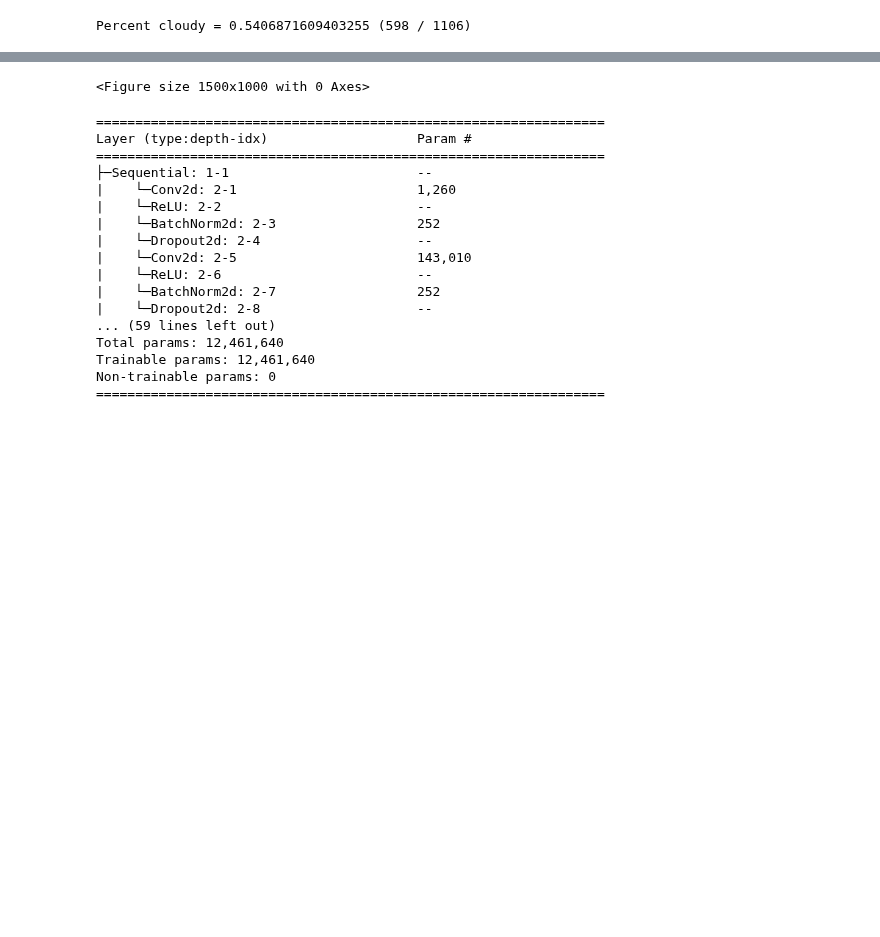
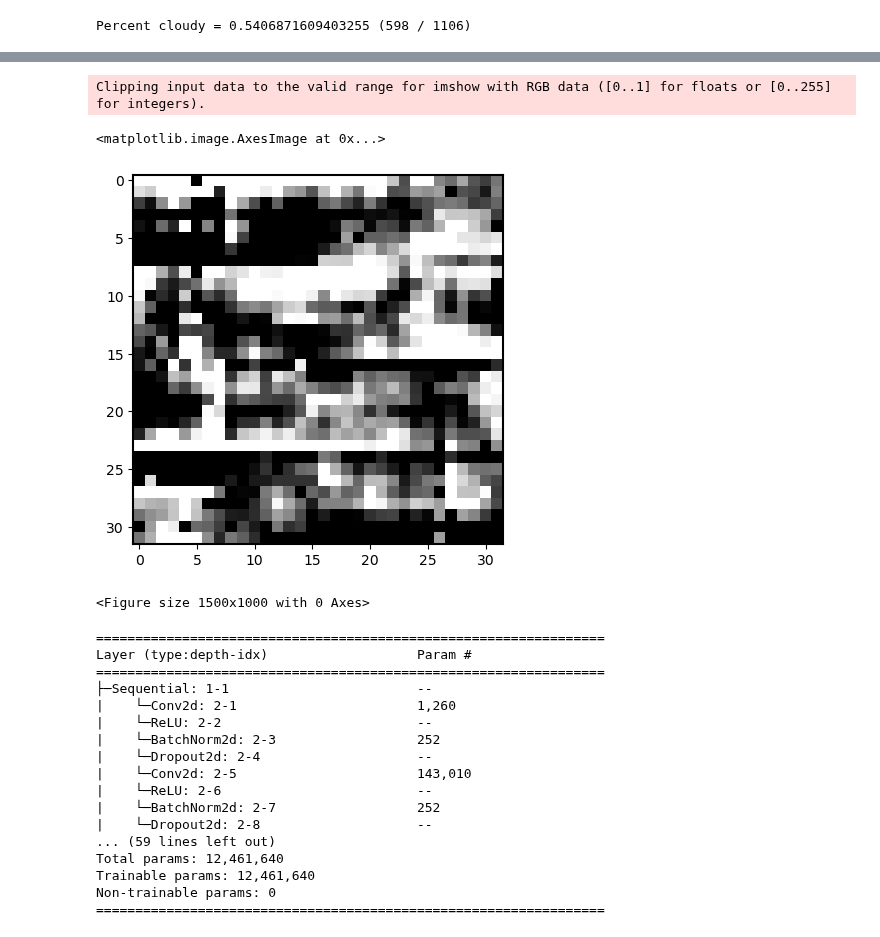
Before and after one commit to panoseti/panoseti, a Jupyter notebook: cloud-detection/model_training/cloud_detection_model.ipynb, the cells around one changed output, grey strips where cells are left out. Drawn from its saved outputs; the diff is of its cells as text; code cells hidden in the pictures; blank space fills up the shorter version.

```diff
--- a/cloud-detection/model_training/cloud_detection_model.ipynb
+++ b/cloud-detection/model_training/cloud_detection_model.ipynb
@@ -95,3 +120,10 @@ Clipping input data to the valid range for imshow with RGB data ([0..1] for floa
+# %%
+images = [inference_data[i][img_type] for i in np.random.choice(len(inference_data), size=1, replace=False)]
+plt.imshow(torchvision.utils.make_grid(torch.stack(images), nrow=10, padding=5).numpy().transpose((1, 2, 0)), vmin=-0.5, vmax=0.5, cmap='icefire')
+# %% [output]
+Clipping input data to the valid range for imshow with RGB data ([0..1] for floats or [0..255] for integers).
+<matplotlib.image.AxesImage at 0x...>
+[figure, added]
 # %%
 # ---- Plotting ----
 plt.figure(figsize=(15, 10))
```
Also changed, not shown: parts of 11 cells of this notebook, 6 other files.
